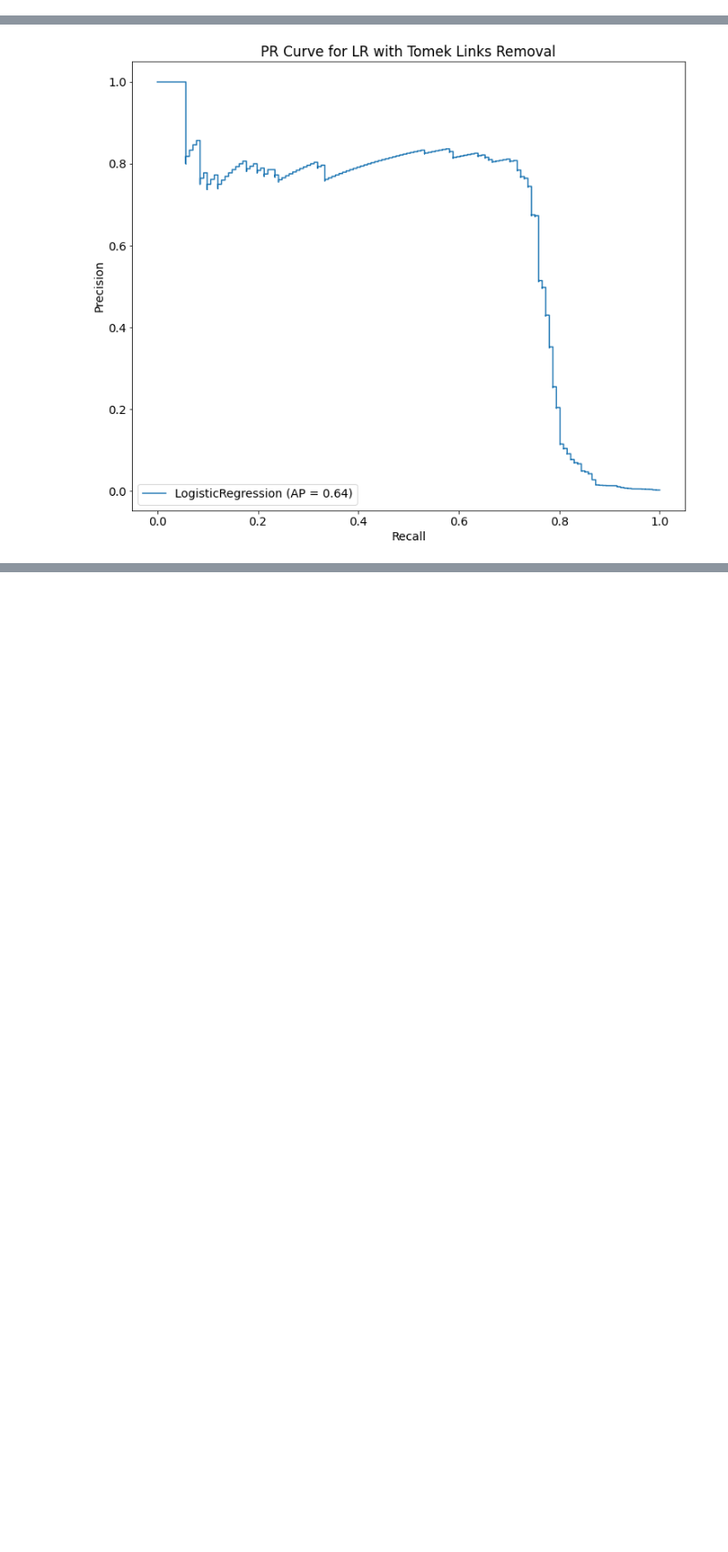
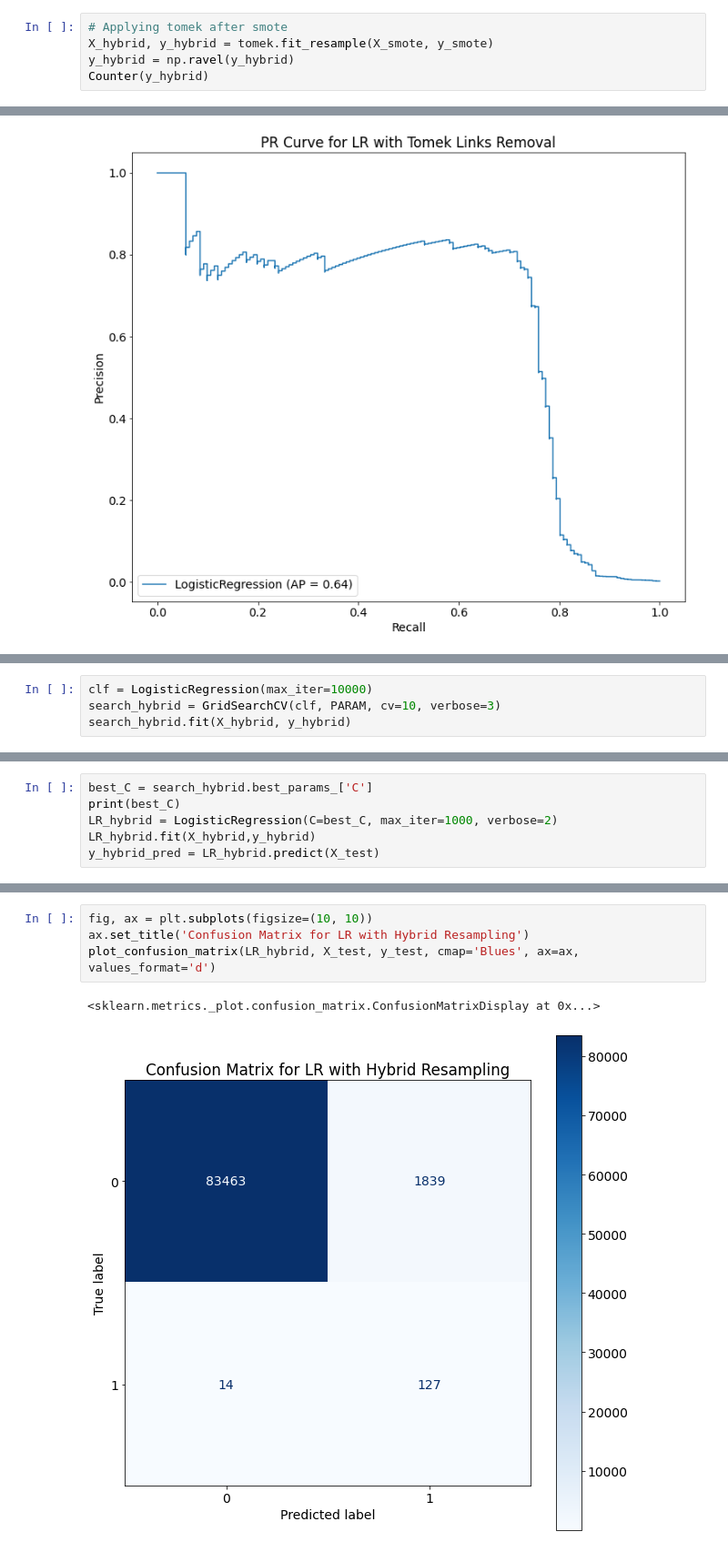
Before and after one commit to nolanspecter/Credit-Card-Fraud-Detection, a Jupyter notebook: Thesis.ipynb, the cells around one changed output, grey strips where cells are left out. Shown at 91% size. Saved outputs shown, nothing was run; the diff lists cells and outputs as text; blank space fills up the shorter version.

```diff
--- a/Thesis.ipynb
+++ b/Thesis.ipynb
@@ -135,0 +185,5 @@ Counter({0: 198999, 1: 351})
+# %%
+# Applying tomek after smote
+X_hybrid, y_hybrid = tomek.fit_resample(X_smote, y_smote)
+y_hybrid = np.ravel(y_hybrid)
+Counter(y_hybrid)
@@ -792,0 +879,4 @@ plot_precision_recall_curve(LR_tomek, X_test, y_test, ax=ax)
+# %%
+clf = LogisticRegression(max_iter=10000)
+search_hybrid = GridSearchCV(clf, PARAM, cv=10, verbose=3)
+search_hybrid.fit(X_hybrid, y_hybrid)
@@ -792,0 +924,6 @@ plot_precision_recall_curve(LR_tomek, X_test, y_test, ax=ax)
+# %%
+best_C = search_hybrid.best_params_['C']
+print(best_C)
+LR_hybrid = LogisticRegression(C=best_C, max_iter=1000, verbose=2)
+LR_hybrid.fit(X_hybrid,y_hybrid)
+y_hybrid_pred = LR_hybrid.predict(X_test)
@@ -792,0 +935,7 @@ plot_precision_recall_curve(LR_tomek, X_test, y_test, ax=ax)
+# %%
+fig, ax = plt.subplots(figsize=(10, 10))
+ax.set_title('Confusion Matrix for LR with Hybrid Resampling')
+plot_confusion_matrix(LR_hybrid, X_test, y_test, cmap='Blues', ax=ax, values_format='d')
+# %% [output]
+<sklearn.metrics._plot.confusion_matrix.ConfusionMatrixDisplay at 0x...>
+[figure, added]
```
Also changed, not shown: parts of 79 cells of this notebook.
